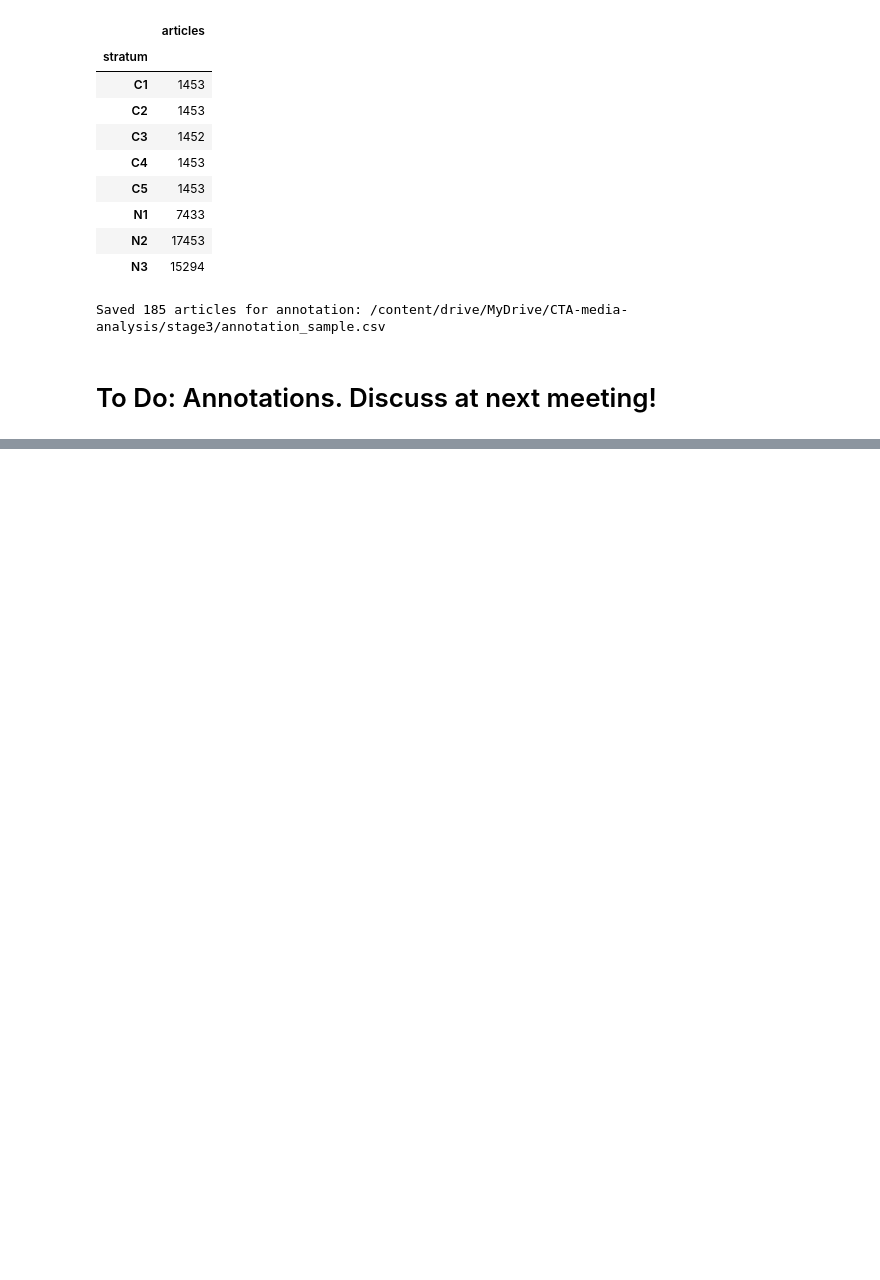
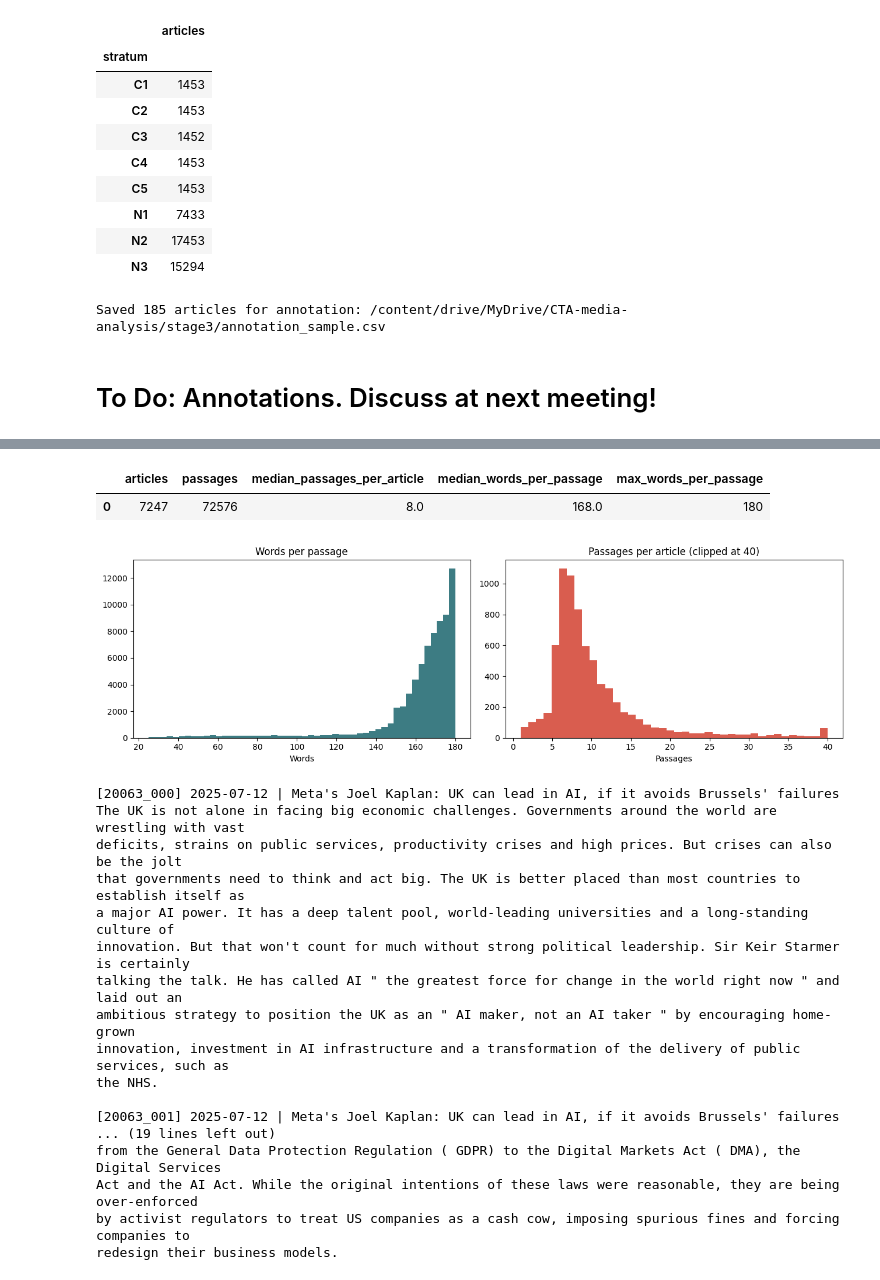
Before and after one commit to Pascingo/CTA-media-analysis, a Jupyter notebook: Stage_3.ipynb, the cells around one changed output, grey strips where cells are left out. Saved outputs shown, nothing was run; the diff lists cells and outputs as text; code cells hidden in the pictures; blank space fills up the shorter version.

```diff
--- a/Stage_3.ipynb
+++ b/Stage_3.ipynb
@@ -638,0 +846,48 @@ Saved 185 articles for annotation: /content/drive/MyDrive/CTA-media-analysis/sta
+# %%
+passages_per_doc = passages.groupby("doc_id").size()
+
+stats = pd.DataFrame({
+    "articles": [passages["doc_id"].nunique()],
+    "passages": [len(passages)],
+    "median_passages_per_article": [passages_per_doc.median()],
+    "median_words_per_passage": [passages["n_words"].median()],
+    "max_words_per_passage": [passages["n_words"].max()],
+})
+display(stats)
+
+fig, (ax1, ax2) = plt.subplots(1, 2, figsize=(13, 4))
+ax1.hist(passages["n_words"], bins=50, color="#3D7C83")
+ax1.set_title("Words per passage")
+ax1.set_xlabel("Words")
+ax2.hist(passages_per_doc.clip(upper=40), bins=40, color="#D95D4F")
+ax2.set_title("Passages per article (clipped at 40)")
+ax2.set_xlabel("Passages")
+plt.tight_layout()
+plt.show()
+
+# Example: the first three passages of one article
+example_doc = passages["doc_id"].sample(1, random_state=RANDOM_STATE).iloc[0]
+for _, row in passages[passages["doc_id"] == example_doc].head(3).iterrows():
+    print(f"[{row['passage_id']}] {row['published_at']:%Y-%m-%d} | {row['title'][:70]}")
+    print(textwrap.fill(row["text"], 110), "\n")
+# %% [output]
+|  | articles | passages | median_passages_per_article | median_words_per_passage | max_words_per_passage |
+| 0 | 7247 | 72576 | 8.0 | 168.0 | 180 |
+[figure, added]
+[20063_000] 2025-07-12 | Meta's Joel Kaplan: UK can lead in AI, if it avoids Brussels' failures
+The UK is not alone in facing big economic challenges. Governments around the world are wrestling with vast
+deficits, strains on public services, productivity crises and high prices. But crises can also be the jolt
+that governments need to think and act big. The UK is better placed than most countries to establish itself as
+a major AI power. It has a deep talent pool, world-leading universities and a long-standing culture of
+innovation. But that won't count for much without strong political leadership. Sir Keir Starmer is certainly
+talking the talk. He has called AI " the greatest force for change in the world right now " and laid out an
+ambitious strategy to position the UK as an " AI maker, not an AI taker " by encouraging home-grown
+innovation, investment in AI infrastructure and a transformation of the delivery of public services, such as
+the NHS.
+
+[20063_001] 2025-07-12 | Meta's Joel Kaplan: UK can lead in AI, if it avoids Brussels' failures
+... (19 lines left out)
+from the General Data Protection Regulation ( GDPR) to the Digital Markets Act ( DMA), the Digital Services
+Act and the AI Act. While the original intentions of these laws were reasonable, they are being over-enforced
+by activist regulators to treat US companies as a cash cow, imposing spurious fines and forcing companies to
+redesign their business models.
```
Also changed, not shown: parts of 23 cells of this notebook.
